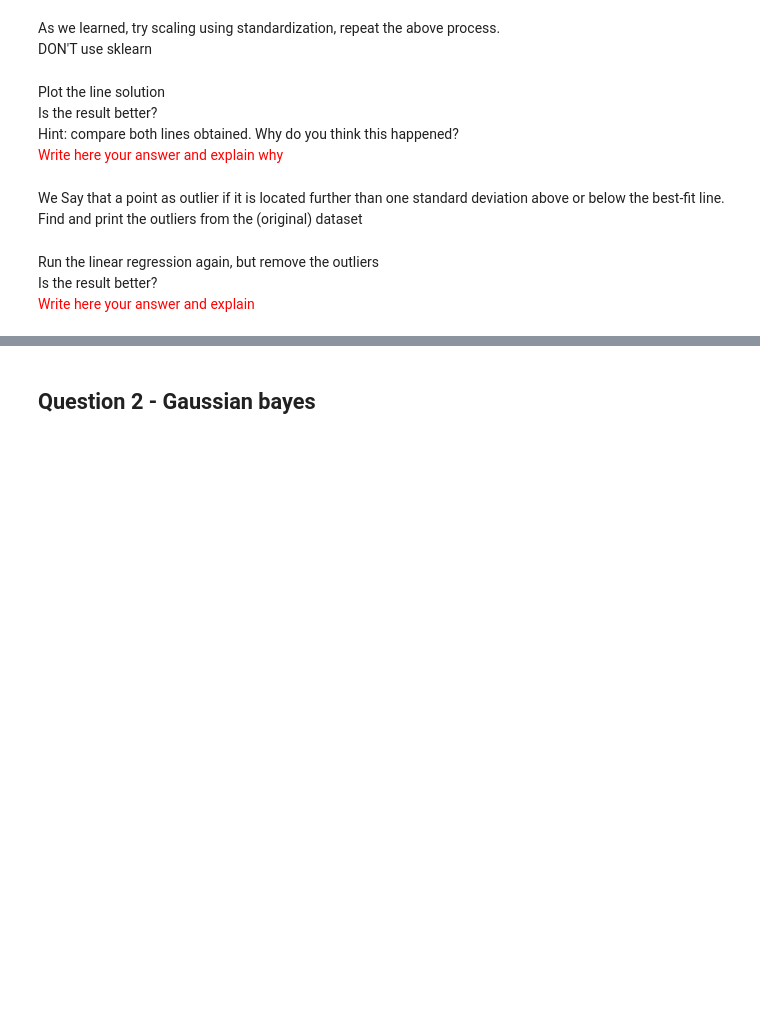
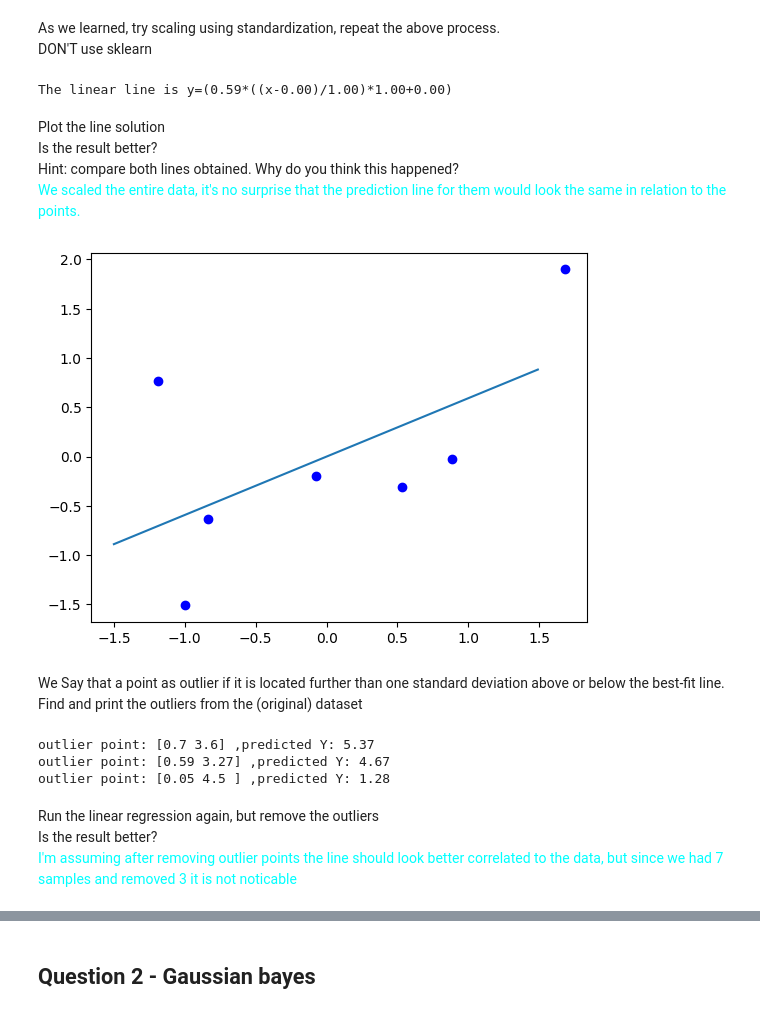
Before and after one commit to ordinary813/ordinaryLib, a Jupyter notebook: Machine learning/HW1.ipynb, the cells around one changed output, grey strips where cells are left out. Drawn from its saved outputs; the diff is of its cells as text; code cells hidden in the pictures; blank space fills up the shorter version.

Commit message:
Completed Linear regression

```diff
--- a/Machine learning/HW1.ipynb
+++ b/Machine learning/HW1.ipynb
@@ -100,15 +97,37 @@ print(f'The linear line is y=({w:.2f}*((x-{mean[0]:.2f})/{std[0]:.2f})*{std[1]:.
+# %%
+# Calculate mean array, mean[0]= mean of X, mean[1] = mean of y
+mean = np.array([np.mean(data[:,0]),np.mean(data[:,1])])
+# Calculate standrad deviation array, std[0] = std of X, std[1] = std of y
+std = np.array([np.std(data[:,0]),np.std(data[:,1])])
+
+# Implement the standardization scaling on the data
+newData = (data - mean) / std
+
+newMean = np.array([np.mean(newData[:,0]),np.mean(newData[:,1])])
+newStd = np.array([np.std(newData[:,0]),np.std(newData[:,1])])
+
+newX = (newData[:,0]).reshape((len(newData[:,0]), 1))
+newy = (newData[:,1]).reshape((len(newData[:,1]), 1))
+w = Linreg_sol(newX, newy)
+
+# Restore the original line. if y'=wx' (after standardization) than (y-u_y)/std_y = w(x-u_x)/std_x, isolate y.
+print(f'The linear line is y=({w:.2f}*((x-{newMean[0]:.2f})/{newStd[0]:.2f})*{newStd[1]:.2f}+{newMean[1]:.2f})')
+# %% [output]
+The linear line is y=(0.59*((x-0.00)/1.00)*1.00+0.00)
 # %% [markdown]
 Plot the line solution <br/>
 Is the result better? <br/>
 Hint: compare both lines obtained. Why do you think this happened? <br/>
-<font color='red'>Write here your answer and explain why</font>
+<font color='aqua'>We scaled the entire data, it's no surprise that the prediction line for them would look the same in relation to the points.</font>
 # %%
-x = np.arange(-0.01, 1, 0.01)
-y = w * (x - mean[0]) * std[1] / std[0] + mean[1]
+x = np.arange(-1.5, 1.5, 0.01)          # I changed this line of code for better visualization
+y = w * (x - newMean[0]) * newStd[1] / newStd[0] + newMean[1]
 plt.plot(x,y)
 
-plt.scatter(data[:,0], data[:,1], color='blue', label='Data')
+plt.scatter(newData[:,0], newData[:,1], color='blue', label='Data')
 plt.show()
+# %% [output]
+[figure, added]
 # %% [markdown]
 We Say that a point as outlier if it is located further than one standard deviation above or below the best-fit line. <br/>
 Find and print the outliers from the (original) dataset
@@ -117,4 +134,33 @@ Find and print the outliers from the (original) dataset
+# %%
+data = np.array([[0.4, 3.4], [0.95, 5.8], [0.16, 2.9], [0.7, 3.6], [0.59, 3.27], [0.11, 1.89], [0.05, 4.5]])
+
+X = (data[:,0]).reshape((len(data[:,0]), 1))    # reshape the array to nx1
+y = (data[:,1]).reshape((len(data[:,1]), 1))    # reshape the array to nx1
+w = Linreg_sol(X,y)                             # calculate w
+
+#calculate mean array, mean[0]= mean of X, mean[1] = mean of y
+mean = np.array([np.mean(X),np.mean(y)])
+
+# Calculate standrad deviation array, std[0] = std of X, std[1] = std of y
+std = np.array([np.std(data[:,0]),np.std(data[:,1])])
+
+b0 = mean[1] - w * mean[0]      # calculating intecept for zero centered data
+
+# array of all predicted y's the linear regression will output - later we will
+# compare those values with the data's values
+predictedY = X * w + b0
+
+toRemoveIndices = []
+
+for i in range(len(data)):
+    if(np.abs(y[i] - predictedY[i]) > std[1]):          # comparing the subtraction to ONE std of y axis
+        print(f'outlier point: {data[i]} ,predicted Y: {predictedY[i][0]:.2f}')
+        toRemoveIndices.append(i)
+# %% [output]
+outlier point: [0.7 3.6] ,predicted Y: 5.37
+outlier point: [0.59 3.27] ,predicted Y: 4.67
+outlier point: [0.05 4.5 ] ,predicted Y: 1.28
 # %% [markdown]
 Run the linear regression again, but remove the outliers <br/>
 Is the result better? <br/>
-<font color='red'>Write here your answer and explain</font>
+<font color='aqua'>I'm assuming after removing outlier points the line should look better correlated to the data, but since we had 7 samples and removed 3 it is not noticable</font>
```
Also changed, not shown: parts of 6 cells of this notebook, 1 other file.
